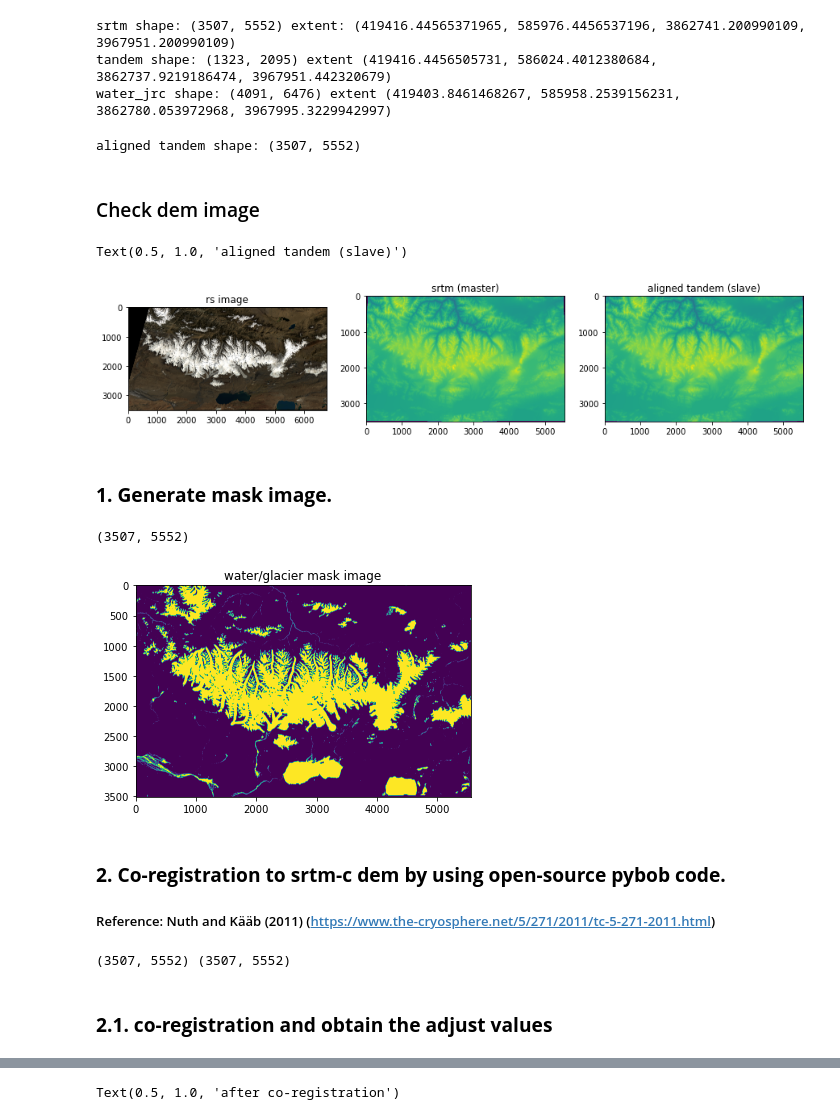
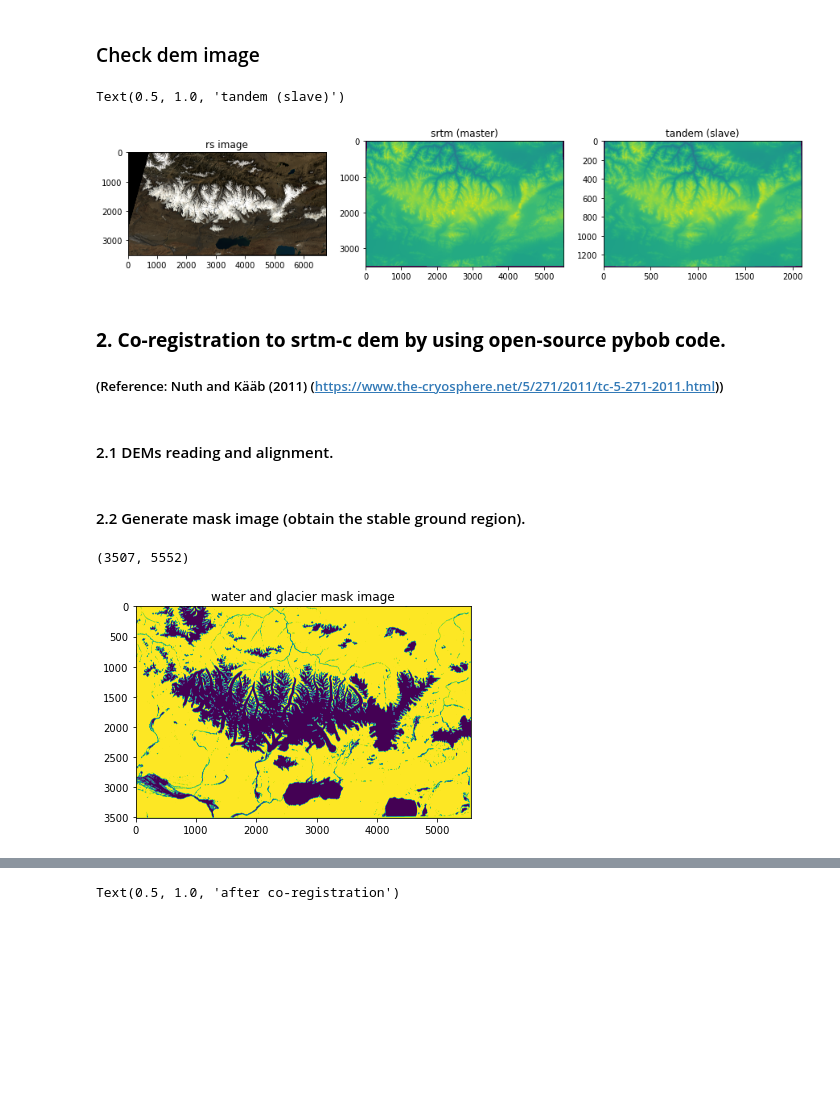
Before and after one commit to xinluo2018/Glacier-in-SETP, a Jupyter notebook: notebooks/dems_coreg_demo.ipynb, the cells around one changed output, grey strips where cells are left out. Cells and saved outputs as stored; diff of their text form; code cells hidden in the pictures; blank space fills up the shorter version.

```diff
--- a/notebooks/dems_coreg_demo.ipynb
+++ b/notebooks/dems_coreg_demo.ipynb
@@ -20,60 +20,43 @@ path_tandem = 'data/dem-data/tandem-x/dems_mosaic_wkunlun_utm.tif'   # slave dem
 path_l8img = 'data/rsimg/l8_kunlun_20200914.tif'
 path_water_jrc = 'data/water_jrc/wkl_water_jrc_utm.tif'   # jrc water map for water mask
 path_rgi_1305 = 'data/rgi60-wkunlun/rgi60_1305.gpkg'      # rgi glacier data for glacier mask
-# %%
-srtm, srtm_info = readTiff(path_srtm)  # master dem
-tandem, tandem_info = readTiff(path_tandem)  # slave dem
-l8_img, l8_img_info = readTiff(path_l8img)
-water_jrc, water_jrc_info = readTiff(path_water_jrc)
-print('srtm shape:',   srtm.shape, 'extent:', srtm_info['geoextent'])
-print('tandem shape:', tandem.shape, 'extent',  tandem_info['geoextent'])
-print('water_jrc shape:', water_jrc.shape, 'extent',  water_jrc_info['geoextent'])
-# %% [output]
-srtm shape: (3507, 5552) extent: (419416.44565371965, 585976.4456537196, 3862741.200990109, 3967951.200990109)
-tandem shape: (1323, 2095) extent (419416.4456505731, 586024.4012380684, 3862737.9219186474, 3967951.442320679)
-water_jrc shape: (4091, 6476) extent (419403.8461468267, 585958.2539156231, 3862780.053972968, 3967995.3229942997)
-# %%
-### Image alignment for the tandem data.
-tandem_align = crop_to_extent(path_img=path_tandem, \
-                          extent=srtm_info['geoextent'], size_target=srtm.shape)
-print('aligned tandem shape:', tandem_align.shape)
-# %% [output]
-aligned tandem shape: (3507, 5552)
 # %% [markdown]
 ### Check dem image
 # %%
+srtm, srtm_info = readTiff(path_srtm)         # master dem
+tandem, tandem_info = readTiff(path_tandem)   # slave dem
+l8_img, l8_img_info = readTiff(path_l8img)
 plt.figure(figsize=(15,5))
 plt.subplot(1,3,1); imgShow(l8_img); plt.title('rs image')
 plt.subplot(1,3,2); plt.imshow(srtm, vmin=2000, vmax=7000); plt.title('srtm (master)')
-plt.subplot(1,3,3); plt.imshow(tandem_align, vmin=2000, vmax=7000); plt.title('aligned tandem (slave)')
+plt.subplot(1,3,3); plt.imshow(tandem, vmin=2000, vmax=7000); plt.title('tandem (slave)')
 # %% [output]
-Text(0.5, 1.0, 'aligned tandem (slave)')
+Text(0.5, 1.0, 'tandem (slave)')
-[figure, old version]
+[figure, new version]
+# %% [markdown]
+### **2. Co-registration to srtm-c dem by using open-source pybob code.**
+##### (Reference: Nuth and Kääb (2011) (https://www.the-cryosphere.net/5/271/2011/tc-5-271-2011.html))
+# %% [markdown]
+#### 2.1 DEMs reading and alignment.
+# %%
+srtm_dem = xdem.DEM(path_srtm)     # master dem
+tandem_dem = xdem.DEM(path_tandem).reproject(srtm_dem)   # slave dem
+srtm_dem = srtm_dem.reproject(tandem_dem)   # ensure the geo-info are completely the same. some bug for the xdem
 # %% [markdown]
-### **1. Generate mask image.**
+#### 2.2 Generate mask image (obtain the stable ground region).
 # %%
-### -- 2.1. water mask
-water_jrc_crop = crop_to_extent(path_img=path_water_jrc, \
-                                  extent=srtm_info['geoextent'], size_target=srtm.shape)
-water_jrc_crop = np.ma.masked_where(water_jrc_crop>50, water_jrc_crop)
-### -- 2.2. glacier mask
+### -- a). water mask based on jrc data
+water_jrc = xdem.DEM(path_water_jrc).reproject(srtm_dem)   # master dem
+water_jrc.data = np.ma.masked_where(water_jrc.data>50, water_jrc.data)
+
+### -- b). glacier mask based on rgi-6.0 data
 rgi60_mask = vec2mask(path_vec=path_rgi_1305, path_raster=path_srtm, path_save=None)
-rgi60_mask = np.ma.masked_equal(rgi60_mask, 1)
-### -- 2.3 merge the water and glacier masks
-mask = np.logical_or.reduce([water_jrc_crop.mask, rgi60_mask.mask])
-plt.imshow(mask); plt.title('water/glacier mask image')
+
+### -- c). merge the water and glacier masks
+mask = np.logical_or.reduce([water_jrc.data[0], rgi60_mask])
+mask = ~mask
+plt.imshow(mask); plt.title('water and glacier mask image')
 print(mask.shape)
 # %% [output]
 (3507, 5552)
-[figure, old version]
+[figure, new version]
-# %% [markdown]
-### **2. Co-registration to srtm-c dem by using open-source pybob code.**
-##### Reference: Nuth and Kääb (2011) (https://www.the-cryosphere.net/5/271/2011/tc-5-271-2011.html)
-# %%
-srtm_geo = GeoImg(path_srtm)   # master dem
-tandem_geo = srtm_geo.copy(new_raster=tandem_align)
-slope_geo = ct.get_slope(srtm_geo)    # calculate slope from master DEM, scale is 111120 if using wgs84 projection
-aspect_geo = ct.get_aspect(srtm_geo)  # calculate aspect from master DEM
-print(srtm_geo.img.shape, tandem_geo.img.shape)
-# %% [output]
-(3507, 5552) (3507, 5552)
@@ -82,2 +62,0 @@ init_dh_geo = tandem_geo.copy(new_raster=tandem_geo.img-srtm_geo.img)  # initial
-# %% [markdown]
-### **2.1. co-registration and obtain the adjust values**
```
Also changed, not shown: parts of 13 cells of this notebook, 30 other files.
